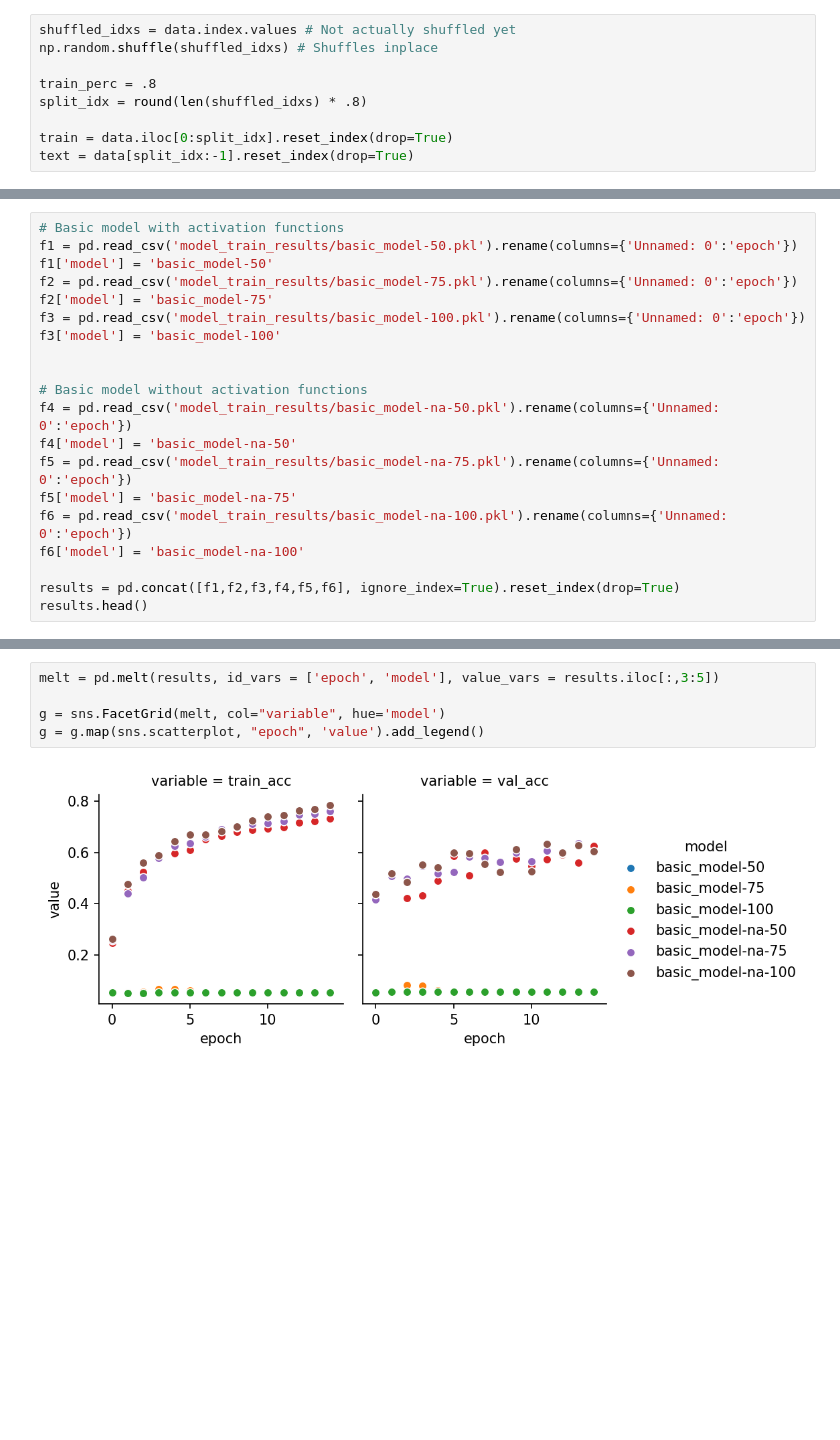
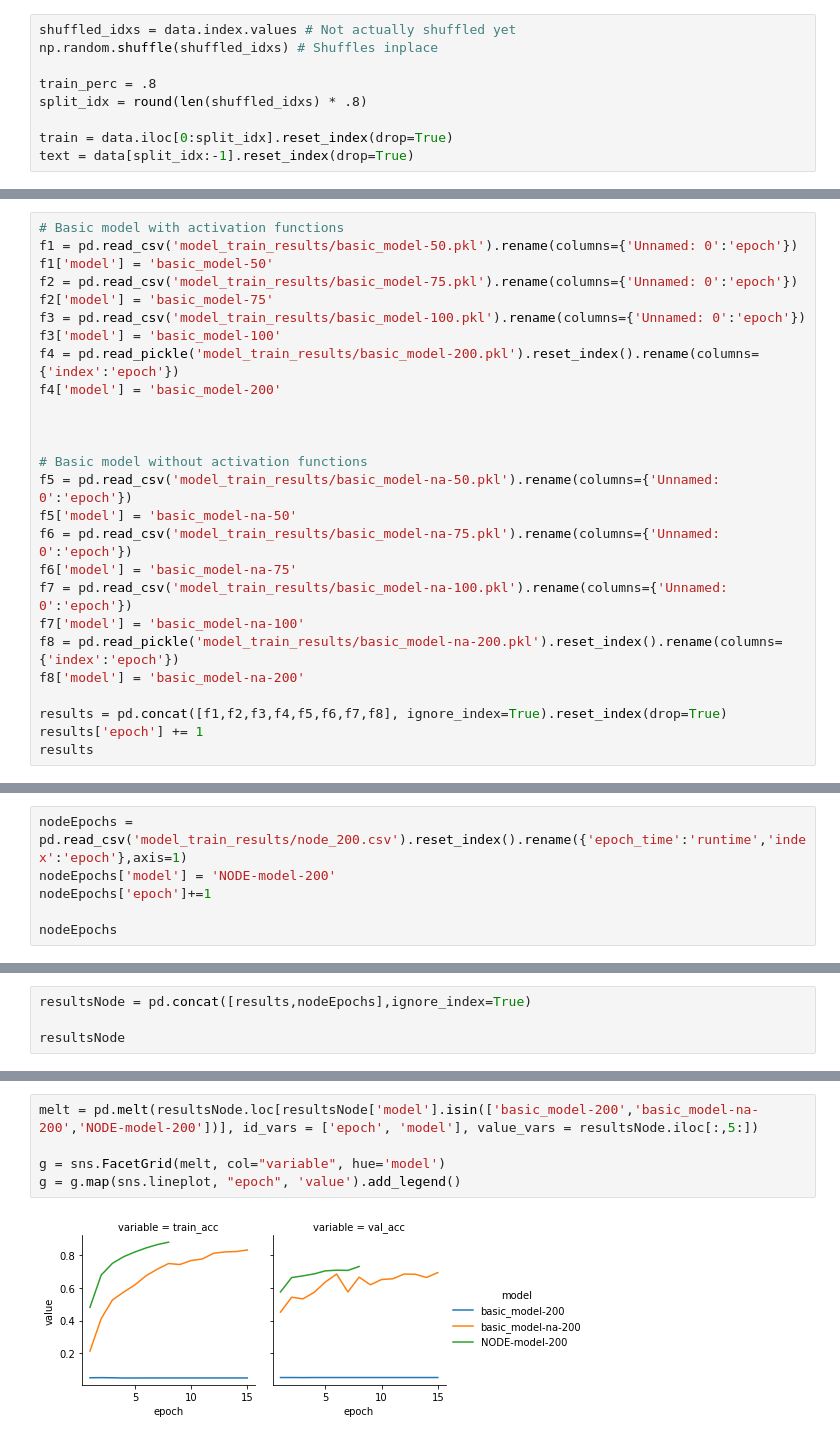
Before and after one commit to itaher1995/CS6120-Term-Project, a Jupyter notebook: experiment.ipynb, the cells around one changed output, grey strips where cells are left out. Saved outputs shown, nothing was run; the diff lists cells and outputs as text; blank space fills up the shorter version.

```diff
--- a/experiment.ipynb
+++ b/experiment.ipynb
@@ -37,17 +39,23 @@ f2 = pd.read_csv('model_train_results/basic_model-75.pkl').rename(columns={'Unna
 f2['model'] = 'basic_model-75'
 f3 = pd.read_csv('model_train_results/basic_model-100.pkl').rename(columns={'Unnamed: 0':'epoch'})
 f3['model'] = 'basic_model-100'
+f4 = pd.read_pickle('model_train_results/basic_model-200.pkl').reset_index().rename(columns={'index':'epoch'})
+f4['model'] = 'basic_model-200'
+
 
 
 # Basic model without activation functions
-f4 = pd.read_csv('model_train_results/basic_model-na-50.pkl').rename(columns={'Unnamed: 0':'epoch'})
-f4['model'] = 'basic_model-na-50'
-f5 = pd.read_csv('model_train_results/basic_model-na-75.pkl').rename(columns={'Unnamed: 0':'epoch'})
-f5['model'] = 'basic_model-na-75'
-f6 = pd.read_csv('model_train_results/basic_model-na-100.pkl').rename(columns={'Unnamed: 0':'epoch'})
-f6['model'] = 'basic_model-na-100'
+f5 = pd.read_csv('model_train_results/basic_model-na-50.pkl').rename(columns={'Unnamed: 0':'epoch'})
+f5['model'] = 'basic_model-na-50'
+f6 = pd.read_csv('model_train_results/basic_model-na-75.pkl').rename(columns={'Unnamed: 0':'epoch'})
+f6['model'] = 'basic_model-na-75'
+f7 = pd.read_csv('model_train_results/basic_model-na-100.pkl').rename(columns={'Unnamed: 0':'epoch'})
+f7['model'] = 'basic_model-na-100'
+f8 = pd.read_pickle('model_train_results/basic_model-na-200.pkl').reset_index().rename(columns={'index':'epoch'})
+f8['model'] = 'basic_model-na-200'
 
-results = pd.concat([f1,f2,f3,f4,f5,f6], ignore_index=True).reset_index(drop=True)
-results.head()
+results = pd.concat([f1,f2,f3,f4,f5,f6,f7,f8], ignore_index=True).reset_index(drop=True)
+results['epoch'] += 1
+results
 # %% [output]
 |  | epoch | mean_train_loss | mean_val_loss | train_acc | val_acc | runtime | model |
@@ -65,0 +126,6 @@ g = g.map(sns.scatterplot, "epoch", 'value').add_legend()
+# %%
+nodeEpochs = pd.read_csv('model_train_results/node_200.csv').reset_index().rename({'epoch_time':'runtime','index':'epoch'},axis=1)
+nodeEpochs['model'] = 'NODE-model-200'
+nodeEpochs['epoch']+=1
+
+nodeEpochs
@@ -65,0 +156,4 @@ g = g.map(sns.scatterplot, "epoch", 'value').add_legend()
+# %%
+resultsNode = pd.concat([results,nodeEpochs],ignore_index=True)
+
+resultsNode
@@ -66,7 +200,7 @@ g = g.map(sns.scatterplot, "epoch", 'value').add_legend()
 # %%
-melt = pd.melt(results, id_vars = ['epoch', 'model'], value_vars = results.iloc[:,3:5])
+melt = pd.melt(resultsNode.loc[resultsNode['model'].isin(['basic_model-200','basic_model-na-200','NODE-model-200'])], id_vars = ['epoch', 'model'], value_vars = resultsNode.iloc[:,5:])
 
 g = sns.FacetGrid(melt, col="variable", hue='model')
-g = g.map(sns.scatterplot, "epoch", 'value').add_legend()
+g = g.map(sns.lineplot, "epoch", 'value').add_legend()
 # %% [output]
-[figure, old version]
+[figure, new version]
```
Also changed, not shown: parts of 20 cells of this notebook, 1 other file.
